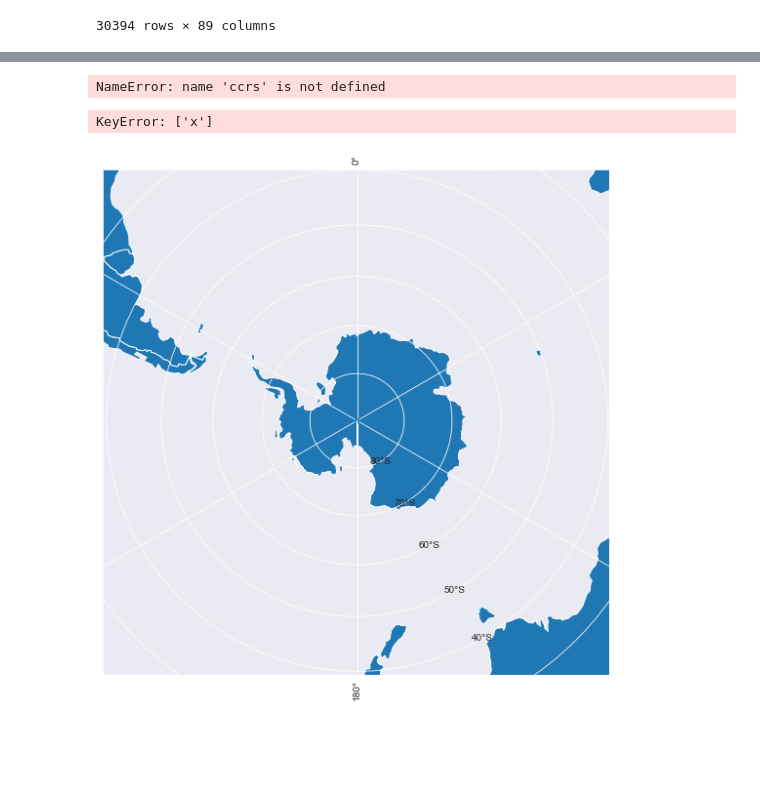
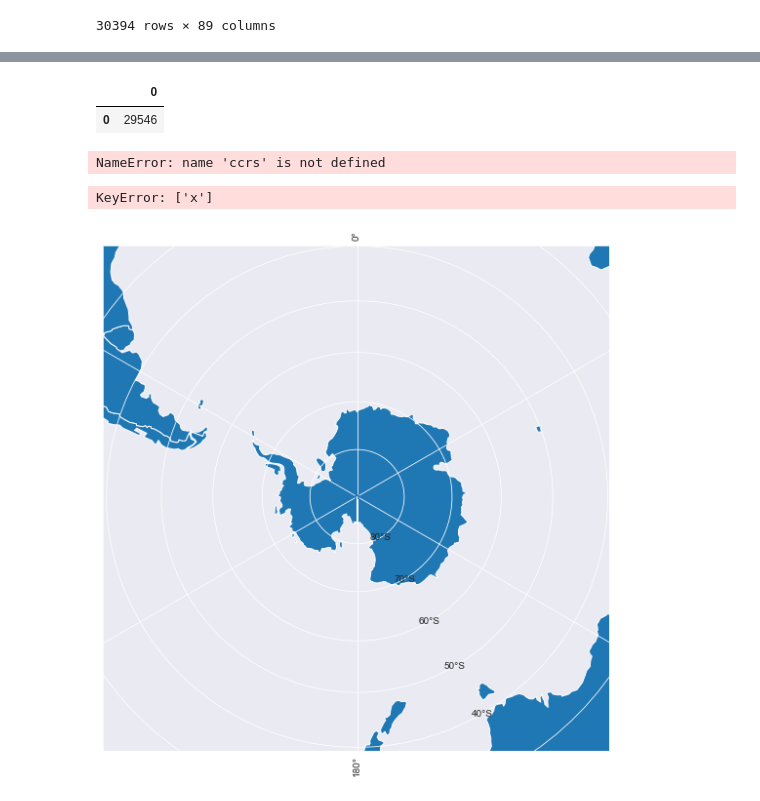
Before and after one commit to ayushnag/sophy, a Jupyter notebook: db/sophysandbox.ipynb, the cells around one changed output, grey strips where cells are left out. Saved outputs shown, nothing was run; the diff lists cells and outputs as text; code cells hidden in the pictures; blank space fills up the shorter version.

```diff
--- a/db/sophysandbox.ipynb
+++ b/db/sophysandbox.ipynb
@@ -523,3 +558,9 @@ zones_gdf.plot()
+# %%
+d = sophysql.query("select max(id) from sample")
+DataFrame(d)
+# %% [output]
+|  | 0 |
+| 0 | 29546 |
 # %%
 map_proj = ccrs.SouthPolarStereo()
 fig = plt.figure(figsize=[8, 8])  # inches
```
Also changed, not shown: parts of 3 cells of this notebook, 7 other files.
